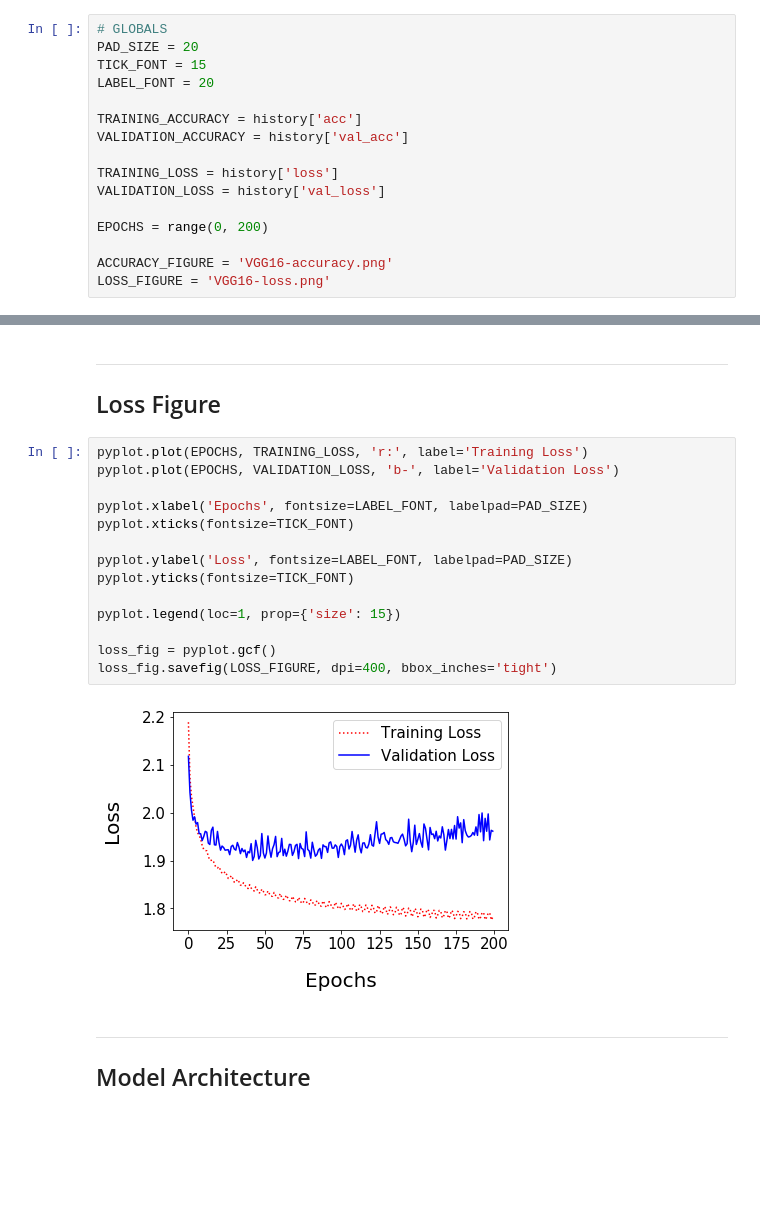
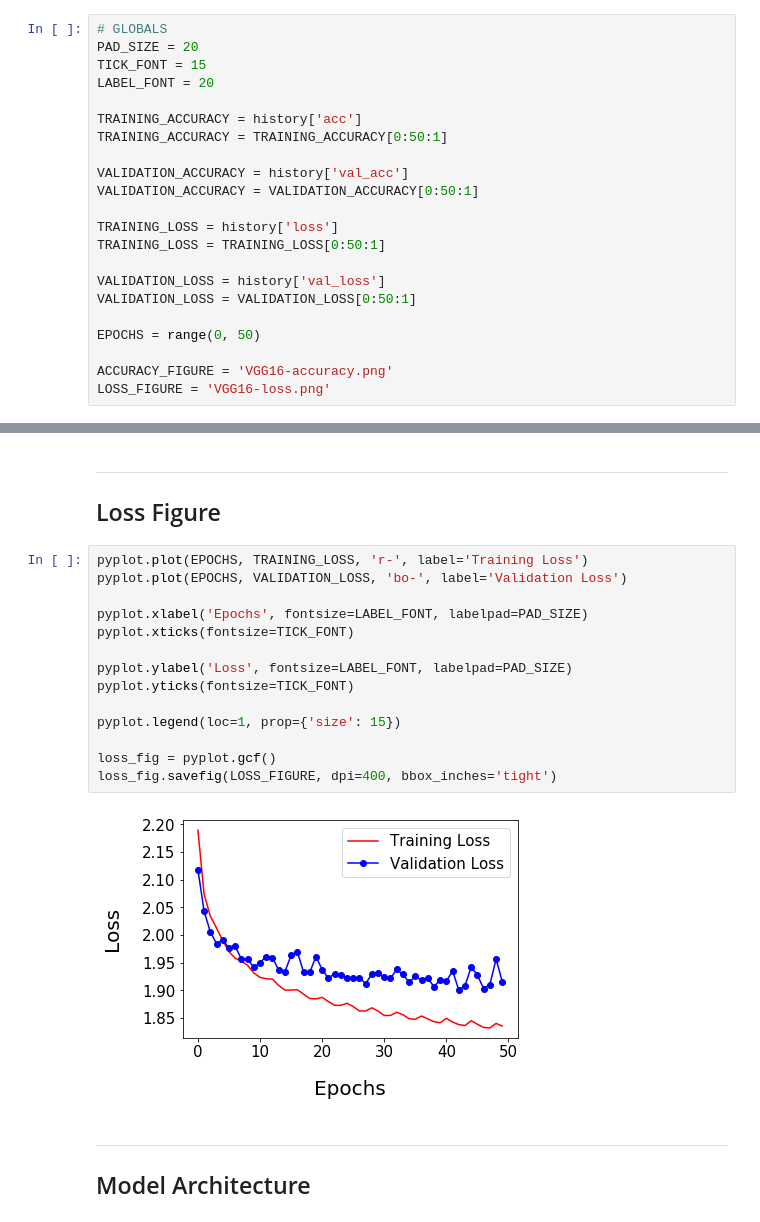
Before and after one commit to T-Visor/captcha-tensorflow, a Jupyter notebook: notebooks/vgg16-evaluation.ipynb, the cells around one changed output, grey strips where cells are left out. Drawn from its saved outputs; the diff is of its cells as text; blank space fills up the shorter version.

```diff
--- a/notebooks/vgg16-evaluation.ipynb
+++ b/notebooks/vgg16-evaluation.ipynb
@@ -27,12 +27,18 @@ TICK_FONT = 15
 LABEL_FONT = 20
 
 TRAINING_ACCURACY = history['acc']
+TRAINING_ACCURACY = TRAINING_ACCURACY[0:50:1]
+
 VALIDATION_ACCURACY = history['val_acc']
+VALIDATION_ACCURACY = VALIDATION_ACCURACY[0:50:1]
 
 TRAINING_LOSS = history['loss']
+TRAINING_LOSS = TRAINING_LOSS[0:50:1]
+
 VALIDATION_LOSS = history['val_loss']
+VALIDATION_LOSS = VALIDATION_LOSS[0:50:1]
 
-EPOCHS = range(0, 200)
+EPOCHS = range(0, 50)
 
 ACCURACY_FIGURE = 'VGG16-accuracy.png'
 LOSS_FIGURE = 'VGG16-loss.png'
@@ -86,21 +92,21 @@ acc_fig.savefig(ACCURACY_FIGURE, dpi=400, bbox_inches='tight')
 ---
 ## Loss Figure
 # %%
-pyplot.plot(EPOCHS, TRAINING_LOSS, 'r:', label='Training Loss')
-pyplot.plot(EPOCHS, VALIDATION_LOSS, 'b-', label='Validation Loss')
+pyplot.plot(EPOCHS, TRAINING_LOSS, 'r-', label='Training Loss')
+pyplot.plot(EPOCHS, VALIDATION_LOSS, 'bo-', label='Validation Loss')
 
 pyplot.xlabel('Epochs', fontsize=LABEL_FONT, labelpad=PAD_SIZE)
 pyplot.xticks(fontsize=TICK_FONT)
 
 pyplot.ylabel('Loss', fontsize=LABEL_FONT, labelpad=PAD_SIZE)
 pyplot.yticks(fontsize=TICK_FONT)
 
 pyplot.legend(loc=1, prop={'size': 15})
 
 loss_fig = pyplot.gcf()
 loss_fig.savefig(LOSS_FIGURE, dpi=400, bbox_inches='tight')
 # %% [output]
-[figure, old version]
+[figure, new version]
 # %% [markdown]
 ---
 ## Model Architecture
```
Also changed, not shown: parts of 4 cells of this notebook, 2 other files.
